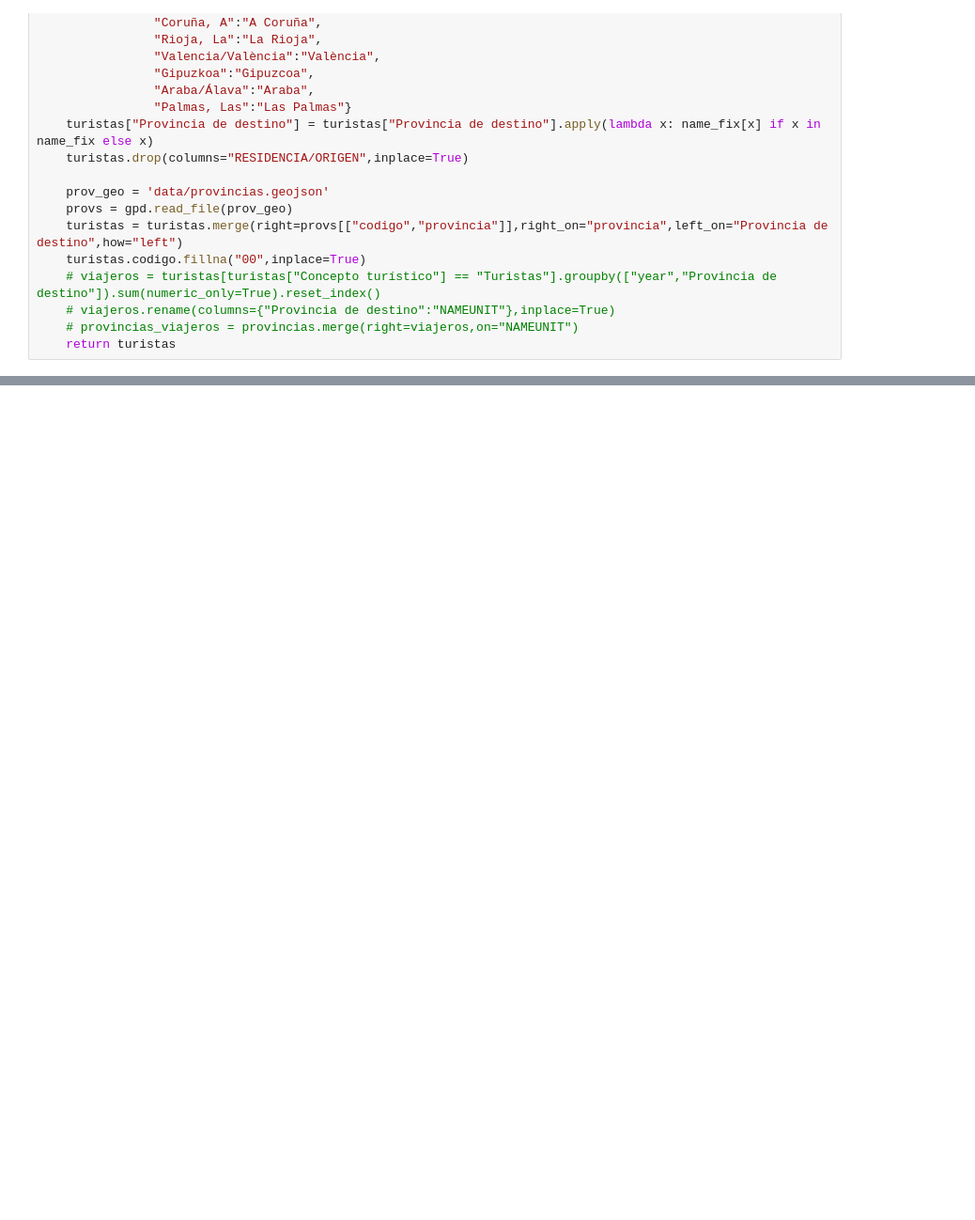
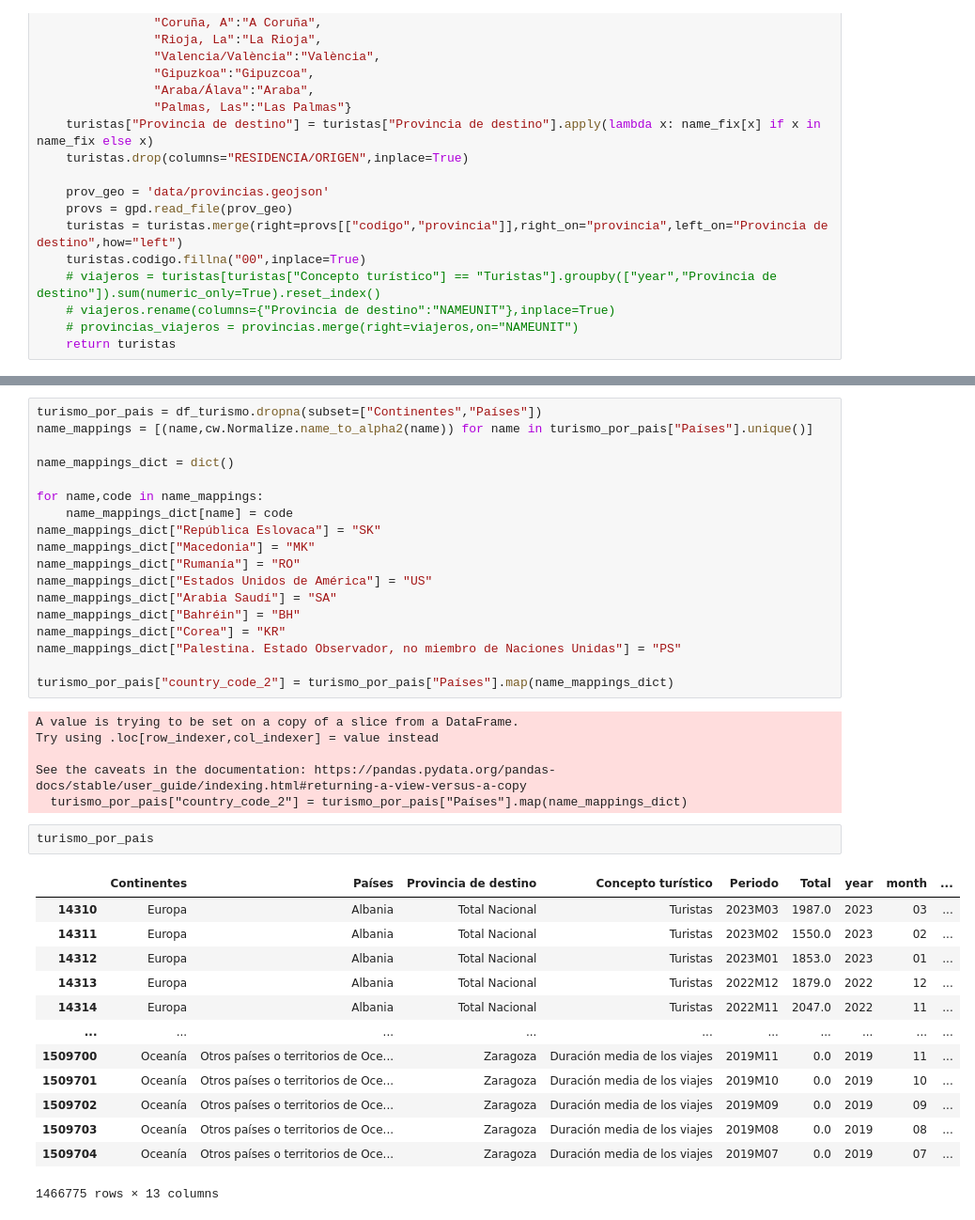
Before and after one commit to igrodfer/PID, a Jupyter notebook: trabajoFinal/geojson.ipynb, the cells around one changed output, grey strips where cells are left out. Shown at 94% size. Saved outputs shown, nothing was run; the diff lists cells and outputs as text; blank space fills up the shorter version.

```diff
--- a/trabajoFinal/geojson.ipynb
+++ b/trabajoFinal/geojson.ipynb
@@ -83,0 +78,40 @@ df_turismo[df_turismo["Países"].isna() & ~df_turismo["Continentes"].isna()]
+# %%
+turismo_por_pais = df_turismo.dropna(subset=["Continentes","Países"])
+name_mappings = [(name,cw.Normalize.name_to_alpha2(name)) for name in turismo_por_pais["Países"].unique()]
+
+name_mappings_dict = dict()
+
+for name,code in name_mappings:
+    name_mappings_dict[name] = code
+name_mappings_dict["República Eslovaca"] = "SK"
+name_mappings_dict["Macedonia"] = "MK"
+name_mappings_dict["Rumanía"] = "RO"
+name_mappings_dict["Estados Unidos de América"] = "US"
+name_mappings_dict["Arabia Saudí"] = "SA"
+name_mappings_dict["Bahréin"] = "BH"
+name_mappings_dict["Corea"] = "KR"
+name_mappings_dict["Palestina. Estado Observador, no miembro de Naciones Unidas"] = "PS"
+
+turismo_por_pais["country_code_2"] = turismo_por_pais["Países"].map(name_mappings_dict)
+# %% [output]
+A value is trying to be set on a copy of a slice from a DataFrame.
+Try using .loc[row_indexer,col_indexer] = value instead
+
+See the caveats in the documentation: https://pandas.pydata.org/pandas-docs/stable/user_guide/indexing.html#returning-a-view-versus-a-copy
+  turismo_por_pais["country_code_2"] = turismo_por_pais["Países"].map(name_mappings_dict)
+# %%
+turismo_por_pais
+# %% [output]
+|  | Continentes | Países | Provincia de destino | Concepto turístico | Periodo | Total | year | month | ... |
+| 14310 | Europa | Albania | Total Nacional | Turistas | 2023M03 | 1987.0 | 2023 | 03 | ... |
+| 14311 | Europa | Albania | Total Nacional | Turistas | 2023M02 | 1550.0 | 2023 | 02 | ... |
+| 14312 | Europa | Albania | Total Nacional | Turistas | 2023M01 | 1853.0 | 2023 | 01 | ... |
+| 14313 | Europa | Albania | Total Nacional | Turistas | 2022M12 | 1879.0 | 2022 | 12 | ... |
+| 14314 | Europa | Albania | Total Nacional | Turistas | 2022M11 | 2047.0 | 2022 | 11 | ... |
+| ... | ... | ... | ... | ... | ... | ... | ... | ... | ... |
+| 1509700 | Oceanía | Otros países o territorios de Oce... | Zaragoza | Duración media de los viajes | 2019M11 | 0.0 | 2019 | 11 | ... |
+| 1509701 | Oceanía | Otros países o territorios de Oce... | Zaragoza | Duración media de los viajes | 2019M10 | 0.0 | 2019 | 10 | ... |
+| 1509702 | Oceanía | Otros países o territorios de Oce... | Zaragoza | Duración media de los viajes | 2019M09 | 0.0 | 2019 | 09 | ... |
+| 1509703 | Oceanía | Otros países o territorios de Oce... | Zaragoza | Duración media de los viajes | 2019M08 | 0.0 | 2019 | 08 | ... |
+| 1509704 | Oceanía | Otros países o territorios de Oce... | Zaragoza | Duración media de los viajes | 2019M07 | 0.0 | 2019 | 07 | ... |
+1466775 rows × 13 columns
```
Also changed, not shown: parts of 13 cells of this notebook, 4 other files.
